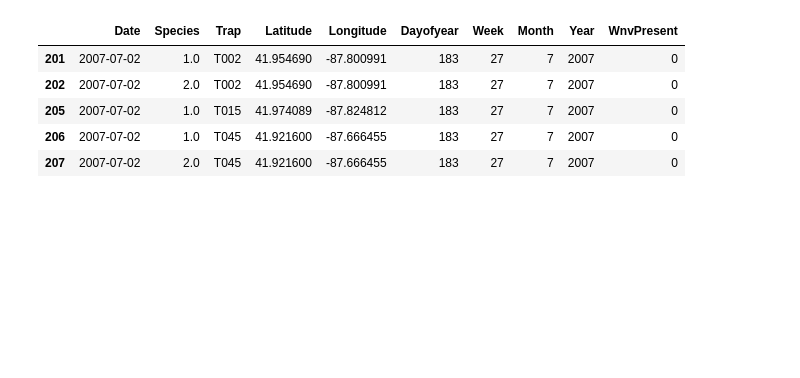
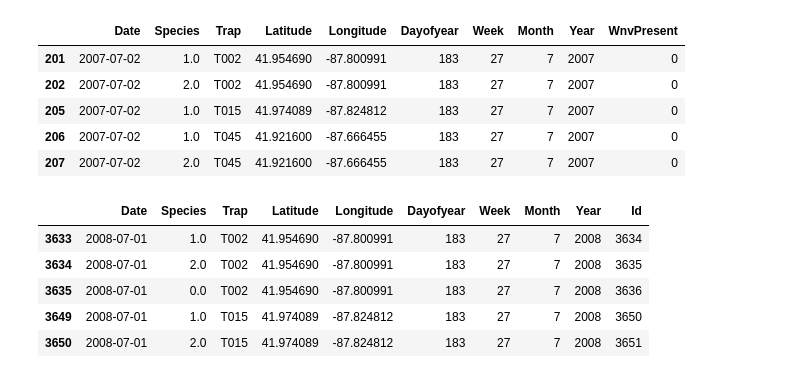
Before and after one commit to AgaZgo/west_nile_virus_prediction, a Jupyter notebook: notebooks/2. Data preprocessing.ipynb, the cells around one changed output. Drawn from its saved outputs; the diff is of its cells as text; code cells hidden in the pictures; blank space fills up the shorter version.

```diff
--- a/notebooks/2. Data preprocessing.ipynb
+++ b/notebooks/2. Data preprocessing.ipynb
@@ -144,5 +141,6 @@ weather.to_pickle(PREPROCESSED_DATA_DIR / 'clean_weather.pkl')
 ### Transforming training data based on EDA findings
 # %%
 data_train = pd.read_csv(RAW_DATA_DIR / 'train.csv')
+data_test = pd.read_csv(RAW_DATA_DIR / 'test.csv')
 # %%
 split_date(data_train)
@@ -149,4 +148,11 @@ split_date(data_train)
-# %%
-data_train = filter_and_encode_species(data_train)
-data_train = filter_months(data_train)
-data_train = filter_traps(data_train)
+# %%
+data_train, species2index = filter_and_encode_species(data_train)
+data_train = filter_months(data_train)
+data_train = filter_traps(data_train)
+
+data_test = data_test[data_test.Month.isin(data_train.Month.unique())]
+
+data_test = data_test[data_test.Trap.isin(data_train.Trap.unique())]
+
+data_test['Species'] = data_test.Species.map(species2index)
+data_test = data_test[data_test.Species.isin(data_train.Species.unique())]
@@ -153,6 +163,7 @@ data_train = filter_traps(data_train)
 # %%
-cols = ['Date', 'Species', 'Trap', 'Latitude', 'Longitude', 'Dayofyear',
-        'Week', 'Month', 'Year', 'WnvPresent']
-data_train = data_train[cols]
+common_cols = ['Date', 'Species', 'Trap', 'Latitude', 'Longitude', 'Dayofyear',
+        'Week', 'Month', 'Year']
+data_train = data_train[common_cols + ['WnvPresent']]
+data_test = data_test[common_cols + ['Id']]
 # %%
 data_train.to_pickle(PREPROCESSED_DATA_DIR / 'preprocessed_train.pkl')
@@ -165,3 +177,12 @@ data_train.head()
 | 205 | 2007-07-02 | 1.0 | T015 | 41.974089 | -87.824812 | 183 | 27 | 7 | 2007 | 0 |
 | 206 | 2007-07-02 | 1.0 | T045 | 41.921600 | -87.666455 | 183 | 27 | 7 | 2007 | 0 |
 | 207 | 2007-07-02 | 2.0 | T045 | 41.921600 | -87.666455 | 183 | 27 | 7 | 2007 | 0 |
+# %%
+data_test.head()
+# %% [output]
+|  | Date | Species | Trap | Latitude | Longitude | Dayofyear | Week | Month | Year | Id |
+| 3633 | 2008-07-01 | 1.0 | T002 | 41.954690 | -87.800991 | 183 | 27 | 7 | 2008 | 3634 |
+| 3634 | 2008-07-01 | 2.0 | T002 | 41.954690 | -87.800991 | 183 | 27 | 7 | 2008 | 3635 |
+| 3635 | 2008-07-01 | 0.0 | T002 | 41.954690 | -87.800991 | 183 | 27 | 7 | 2008 | 3636 |
+| 3649 | 2008-07-01 | 1.0 | T015 | 41.974089 | -87.824812 | 183 | 27 | 7 | 2008 | 3650 |
+| 3650 | 2008-07-01 | 2.0 | T015 | 41.974089 | -87.824812 | 183 | 27 | 7 | 2008 | 3651 |
```
Also changed, not shown: parts of 4 cells of this notebook, 6 other files.
